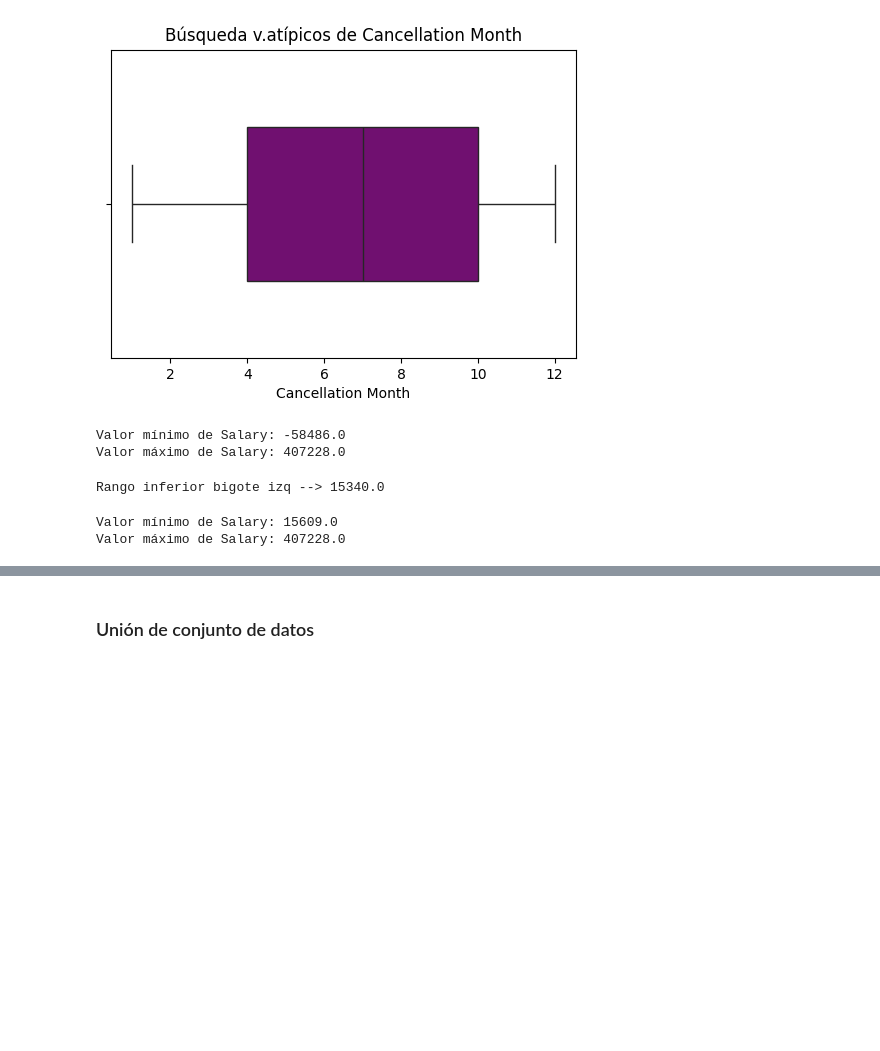
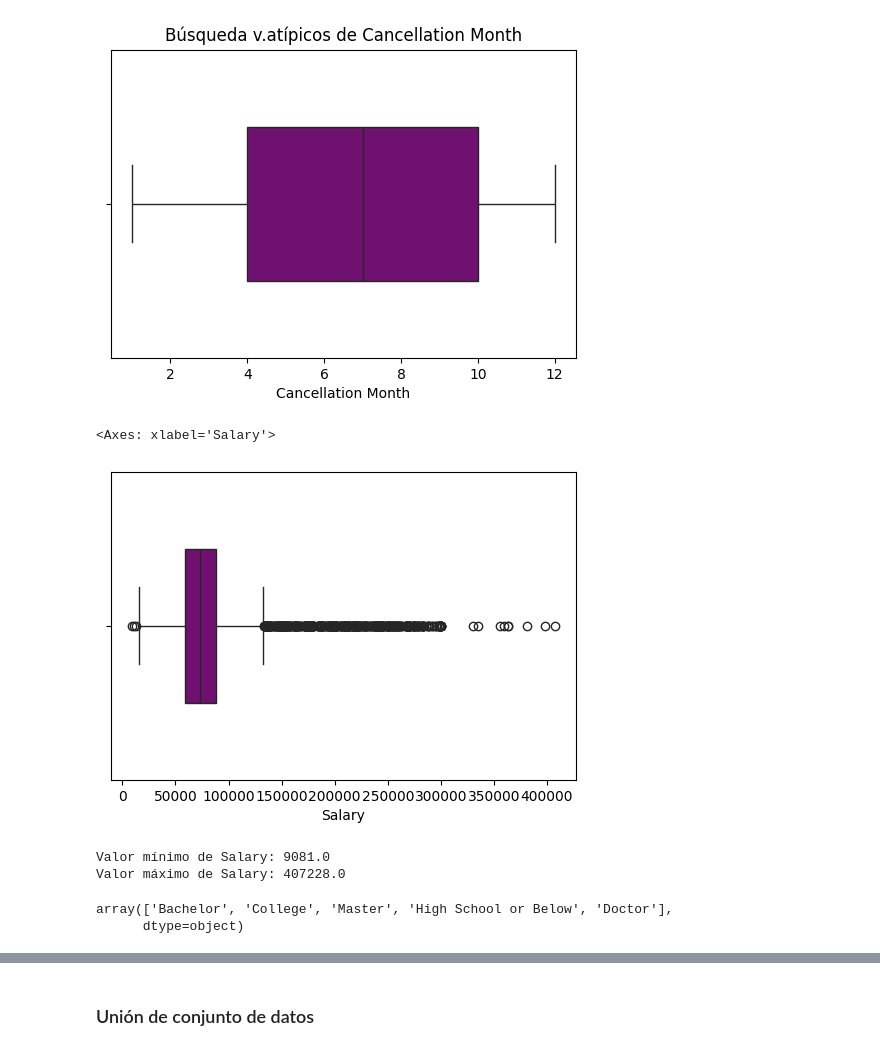
Before and after one commit to Adalab/bda-modulo-3-evaluacion-final-isamanero, a Jupyter notebook: EDA.ipynb, the cells around one changed output, grey strips where cells are left out. Drawn from its saved outputs; the diff is of its cells as text; code cells hidden in the pictures; blank space fills up the shorter version.

```diff
--- a/EDA.ipynb
+++ b/EDA.ipynb
@@ -301,23 +299,21 @@ for col in columnas_numericas:
 [figure]
 [figure]
 [figure]
+# %%
+df_loyalty['Salary'] = df_loyalty['Salary'].abs()
+# %%
+plt.figure(figsize=(6, 4))
+sns.boxplot(x=df_loyalty['Salary'],
+                    data=df_loyalty,
+                    width=0.5,
+                    color="purple")
+# %% [output]
+<Axes: xlabel='Salary'>
+[figure, added]
 # %%
 min_salary, max_salary = df_loyalty['Salary'].min(), df_loyalty['Salary'].max()
 print(f"Valor mínimo de Salary: {min_salary}")
 print(f"Valor máximo de Salary: {max_salary}")
-
-#Tranformación sobre valores negativos. Si podemos asumir salarios altos
 # %% [output]
-Valor mínimo de Salary: -58486.0
+Valor mínimo de Salary: 9081.0
 Valor máximo de Salary: 407228.0
-# %%
-#Se establece un rango desde el rango inferior, hasta el extremo: 407228.0
-
-Q1 = np.nanpercentile(df_loyalty["Salary"], 25)
-Q3 = np.nanpercentile(df_loyalty["Salary"], 75)
-IQR = Q3 - Q1
-salto = IQR*1.5
-bigote_izq = Q1 - salto
-print(f"Rango inferior bigote izq --> {bigote_izq}")
-# %% [output]
-Rango inferior bigote izq --> 15340.0
@@ -328,10 +320,6 @@ df_loyalty_mod=df_loyalty[(df_loyalty["Salary"]>bigote_izq)]
-# %%
-# Valores:
-
-min_salary, max_salary = df_loyalty_mod['Salary'].min(), df_loyalty_mod['Salary'].max()
-print(f"Valor mínimo de Salary: {min_salary}")
-print(f"Valor máximo de Salary: {max_salary}")
-# %% [output]
-Valor mínimo de Salary: 15609.0
-Valor máximo de Salary: 407228.0
+# %%
+df_loyalty['Education'].unique()
+# %% [output]
+array(['Bachelor', 'College', 'Master', 'High School or Below', 'Doctor'],
+      dtype=object)
 # %%
```
Also changed, not shown: parts of 16 cells of this notebook.
